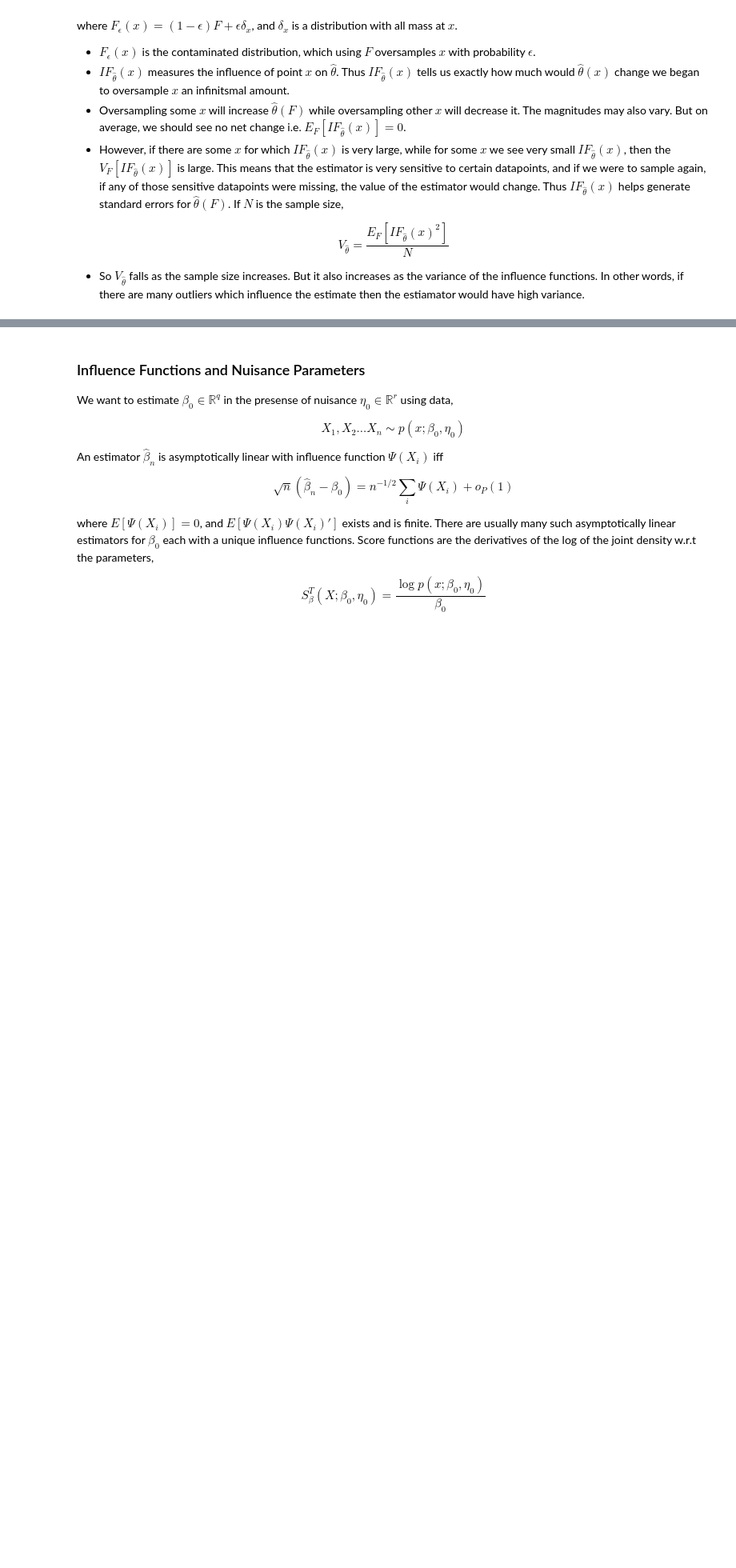
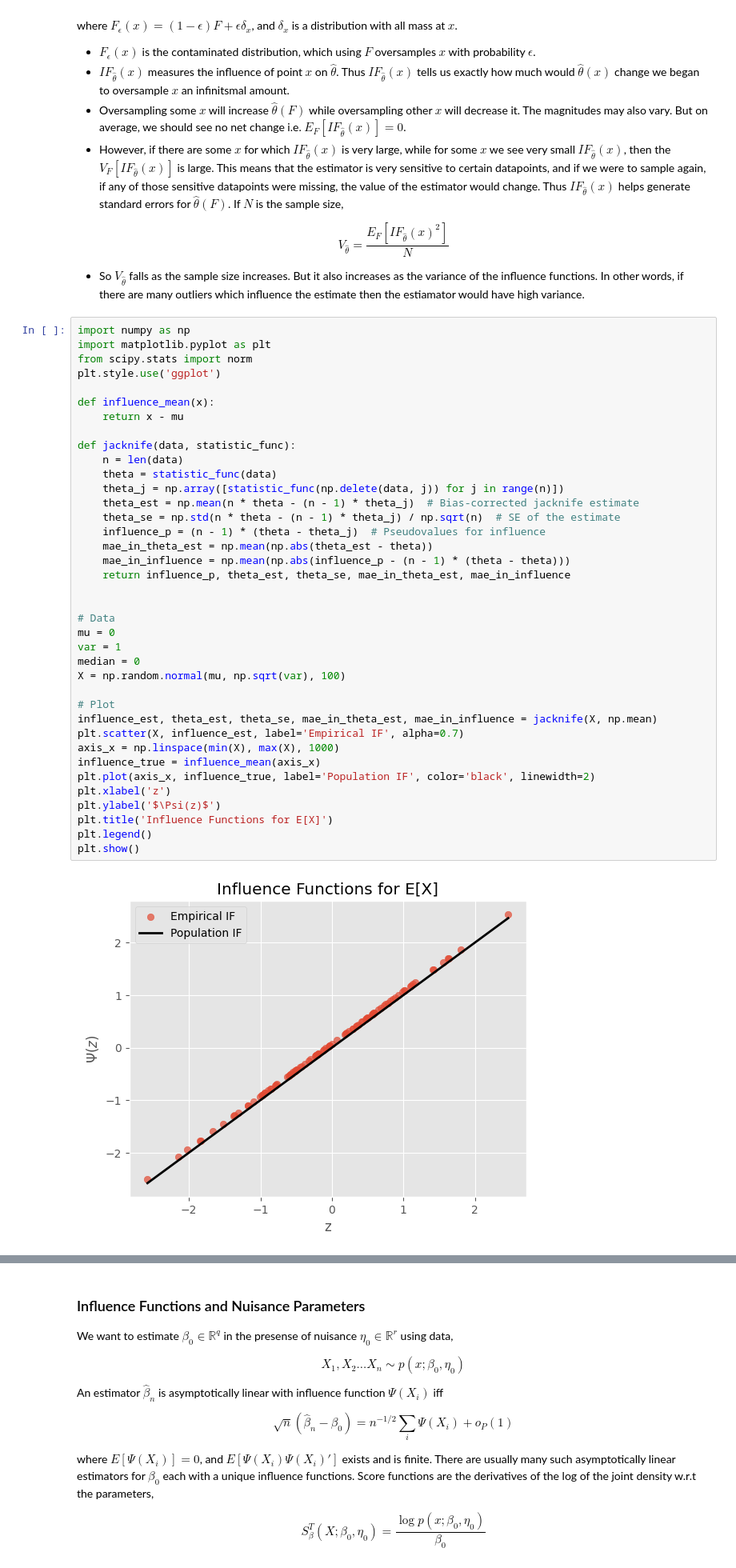
Before and after one commit to rawatpranjal/causal-inference, a Jupyter notebook: deep_learning/06_influence_functions.ipynb, the cells around one changed output, grey strips where cells are left out. Shown at 80% size. Cells and saved outputs as stored; diff of their text form; blank space fills up the shorter version.

```diff
--- a/deep_learning/06_influence_functions.ipynb
+++ b/deep_learning/06_influence_functions.ipynb
@@ -85,3 +85,43 @@ where $F_{\epsilon}(x) = (1-\epsilon)F + \epsilon \delta_x$, and $\delta_x$ is a
 $$V_{\hat{\theta}} = \frac{E_F[IF_{\hat{\theta}}(x)^2]}{N}$$
 
 - So $V_{\hat{\theta}}$ falls as the sample size increases. But it also increases as the variance of the influence functions. In other words, if there are many outliers which influence the estimate then the estiamator would have high variance.
+# %%
+import numpy as np
+import matplotlib.pyplot as plt
+from scipy.stats import norm
+plt.style.use('ggplot')
+
+def influence_mean(x):
+    return x - mu
+
+def jacknife(data, statistic_func):
+    n = len(data)
+    theta = statistic_func(data)
+    theta_j = np.array([statistic_func(np.delete(data, j)) for j in range(n)])
+    theta_est = np.mean(n * theta - (n - 1) * theta_j)  # Bias-corrected jacknife estimate
+    theta_se = np.std(n * theta - (n - 1) * theta_j) / np.sqrt(n)  # SE of the estimate
+    influence_p = (n - 1) * (theta - theta_j)  # Pseudovalues for influence
+    mae_in_theta_est = np.mean(np.abs(theta_est - theta))
+    mae_in_influence = np.mean(np.abs(influence_p - (n - 1) * (theta - theta)))
+    return influence_p, theta_est, theta_se, mae_in_theta_est, mae_in_influence
+
+
+# Data
+mu = 0
+var = 1
+median = 0
+X = np.random.normal(mu, np.sqrt(var), 100)
+
+# Plot
+influence_est, theta_est, theta_se, mae_in_theta_est, mae_in_influence = jacknife(X, np.mean)
+plt.scatter(X, influence_est, label='Empirical IF', alpha=0.7)
+axis_x = np.linspace(min(X), max(X), 1000)
+influence_true = influence_mean(axis_x)
+plt.plot(axis_x, influence_true, label='Population IF', color='black', linewidth=2)
+plt.xlabel('z')
+plt.ylabel('$\Psi(z)$')
+plt.title('Influence Functions for E[X]')
+plt.legend()
+plt.show()
+# %% [output]
+[figure, added]
```
Also changed, not shown: parts of 4 cells of this notebook, 6 other files.
